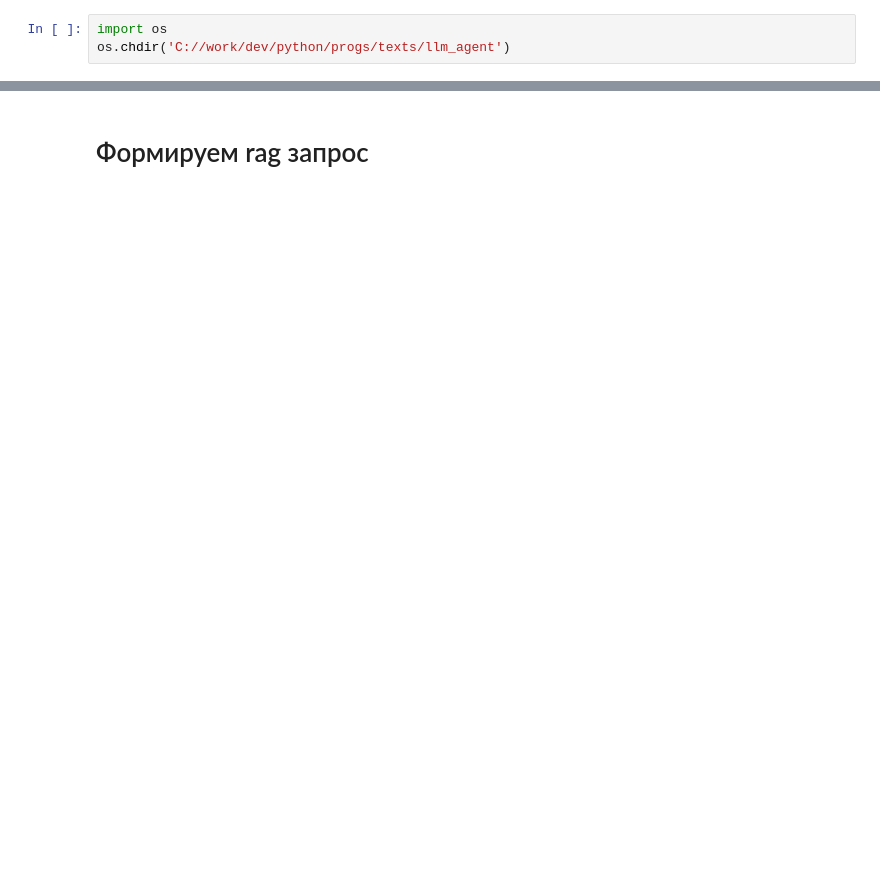
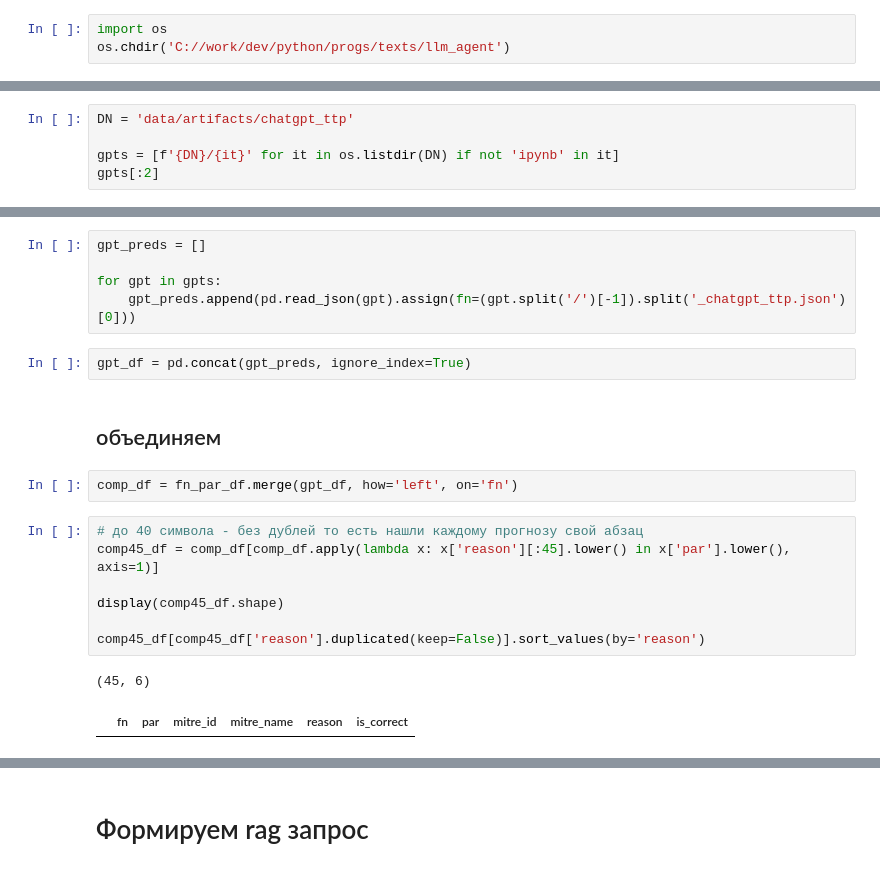
Before and after one commit to dtanalytic/attack_classifier_agent, a Jupyter notebook: research/llm.ipynb, the cells around one changed output, grey strips where cells are left out. Cells and saved outputs as stored; diff of their text form; blank space fills up the shorter version.

Commit message:
add_split

```diff
--- a/research/llm.ipynb
+++ b/research/llm.ipynb
@@ -9,0 +37,5 @@ os.chdir('C://work/dev/python/progs/texts/llm_agent')
+# %%
+DN = 'data/artifacts/chatgpt_ttp'
+
+gpts = [f'{DN}/{it}' for it in os.listdir(DN) if not 'ipynb' in it]
+gpts[:2]
@@ -9,0 +45,21 @@ os.chdir('C://work/dev/python/progs/texts/llm_agent')
+# %%
+gpt_preds = []
+
+for gpt in gpts:
+    gpt_preds.append(pd.read_json(gpt).assign(fn=(gpt.split('/')[-1]).split('_chatgpt_ttp.json')[0]))
+# %%
+gpt_df = pd.concat(gpt_preds, ignore_index=True)
+# %% [markdown]
+## объединяем
+# %%
+comp_df = fn_par_df.merge(gpt_df, how='left', on='fn')
+# %%
+# до 40 символа - без дублей то есть нашли каждому прогнозу свой абзац
+comp45_df = comp_df[comp_df.apply(lambda x: x['reason'][:45].lower() in x['par'].lower(), axis=1)]
+
+display(comp45_df.shape)
+
+comp45_df[comp45_df['reason'].duplicated(keep=False)].sort_values(by='reason')
+# %% [output]
+(45, 6)
+|  | fn | par | mitre_id | mitre_name | reason | is_correct |
```
Also changed, not shown: parts of 29 cells of this notebook, 9 other files.
